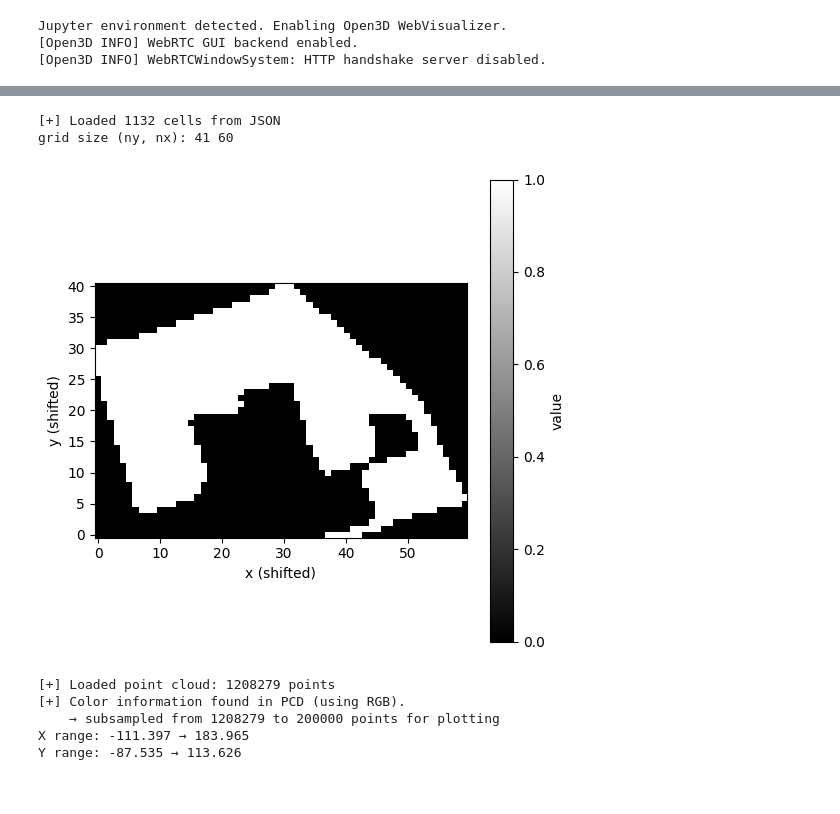
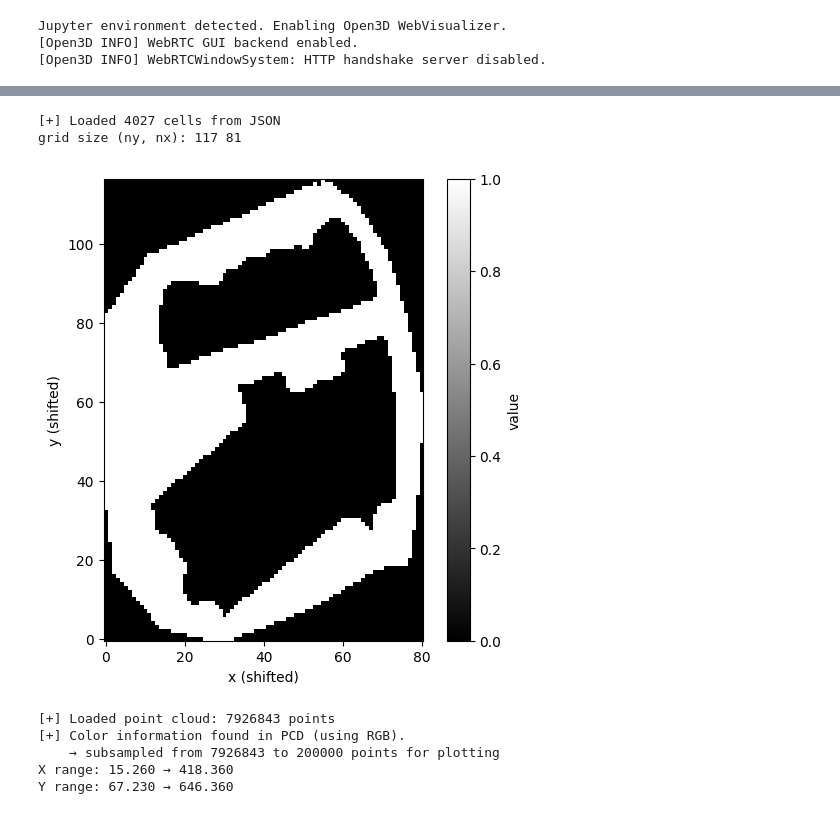
Before and after one commit to yutakseo/pcdConverter, a Jupyter notebook: workspace/sejong.ipynb, the cells around one changed output, grey strips where cells are left out. Cells and saved outputs as stored; diff of their text form; code cells hidden in the pictures.

```diff
--- a/workspace/sejong.ipynb
+++ b/workspace/sejong.ipynb
@@ -146,17 +143,17 @@ Y range: -122.914 → 56.698
 # %%
-ignore = visualize_json_grid(json_path="/workspace/MAPS/sejong/ignore_map/ignore_grid.json")
+ignore = visualize_json_grid(json_path="/workspace/MAPS/seocho/ignore_map/ignore_grid.json")
 pts_vis, colors_vis = visualize_pcd(
-    "/workspace/MAPS/sejong/ignore_map/ignore_map.pcd",
+    "/workspace/MAPS/seocho/ignore_map/ignore_map.pcd",
     max_points=200_000,
     use_rgb_if_available=True,
     show_3d=False
 )
 # %% [output]
-[+] Loaded 1132 cells from JSON
-grid size (ny, nx): 41 60
+[+] Loaded 4027 cells from JSON
+grid size (ny, nx): 117 81
-[figure, old version]
+[figure, new version]
-[+] Loaded point cloud: 1208279 points
+[+] Loaded point cloud: 7926843 points
 [+] Color information found in PCD (using RGB).
-    → subsampled from 1208279 to 200000 points for plotting
-X range: -111.397 → 183.965
-Y range: -87.535 → 113.626
+    → subsampled from 7926843 to 200000 points for plotting
+X range: 15.260 → 418.360
+Y range: 67.230 → 646.360
```
Also changed, not shown: parts of 13 cells of this notebook, 5 other files.
